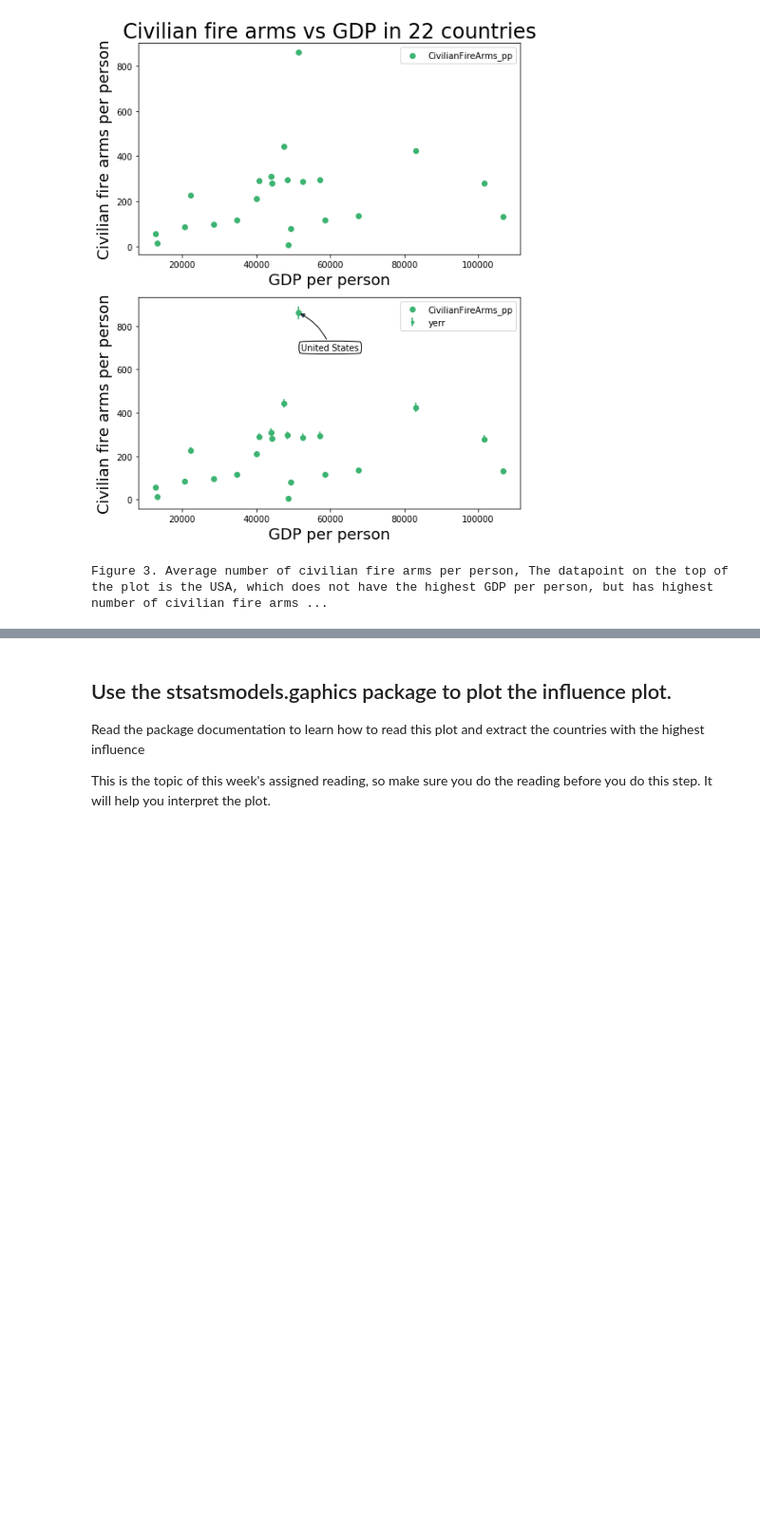
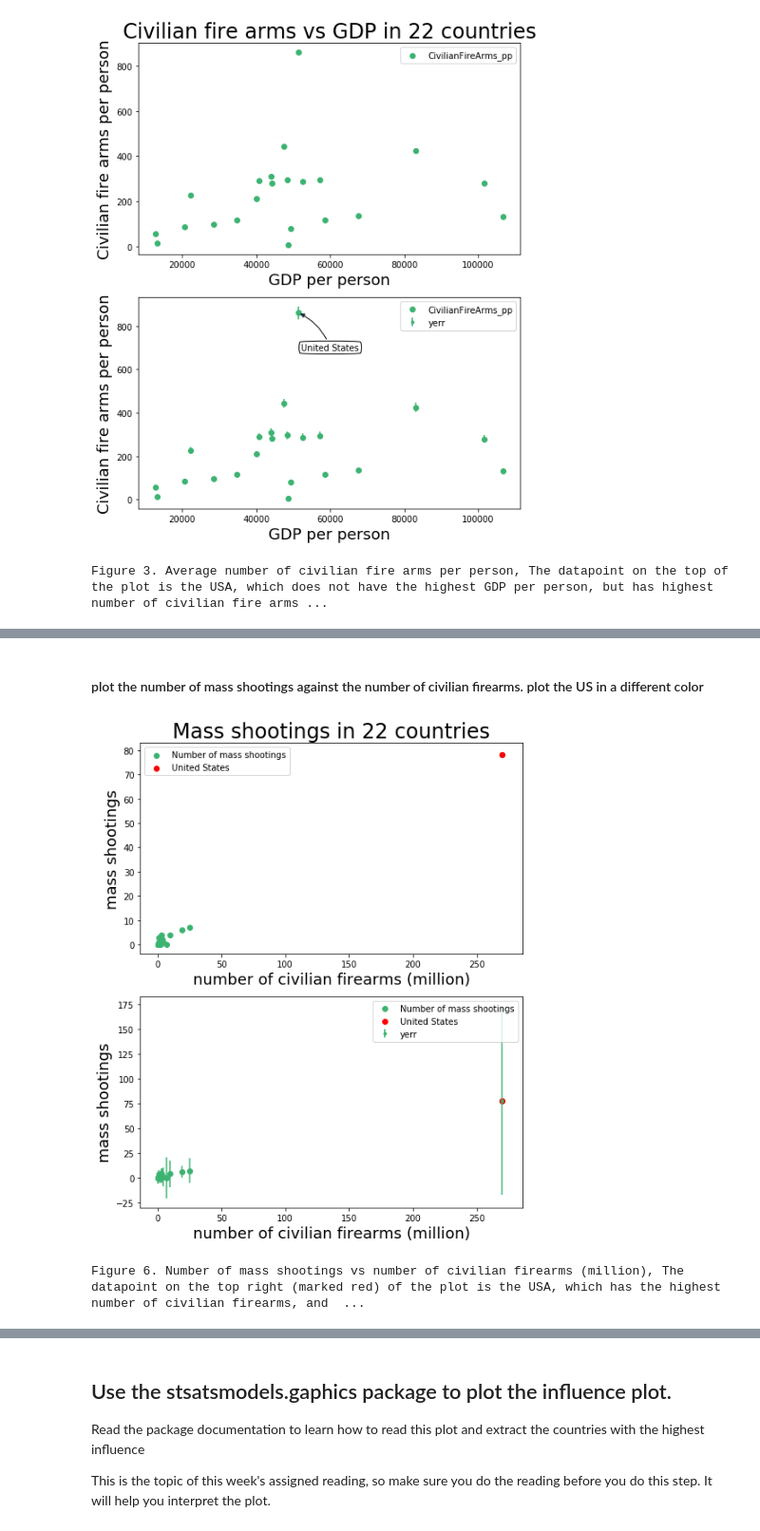
Before and after one commit to sebscho/PUI2017_lz1714, a Jupyter notebook: HW5_lz1714/Assignment3.ipynb, the cells around one changed output, grey strips where cells are left out. Shown at 95% size. Cells and saved outputs as stored; diff of their text form; code cells hidden in the pictures; blank space fills up the shorter version.

```diff
--- a/HW5_lz1714/Assignment3.ipynb
+++ b/HW5_lz1714/Assignment3.ipynb
@@ -426,0 +269,38 @@ pl.xlabel("Fire arms");
+# %% [markdown]
+#### plot the number of  mass shootings against the number of civilian firearms. plot the  US in a different color
+# %%
+fig = plt.figure(figsize=(8,10))
+
+ax1 = fig.add_subplot(211)
+scatter = ax1.scatter(df['Average total all civilian firearms']/1e6,
+                      df['Number of mass shootings'], color='mediumseagreen')
+ax1.set_xlabel('number of civilian firearms (million)', fontsize = 18)
+ax1.set_ylabel('mass shootings', fontsize = 18)
+plt.scatter(df['Average total all civilian firearms'][df['Country Name']=='United States']/1e6,
+            df['Number of mass shootings'][df['Country Name']=='United States'],
+            label='United States', c='r')
+ax1.set_ylim()
+ax1.legend()
+plt.title("Mass shootings in 22 countries", fontsize=24)
+
+ax2 = fig.add_subplot(212)
+scatter = ax2.scatter(df['Average total all civilian firearms']/1e6,
+                      df['Number of mass shootings'], color='mediumseagreen')
+ax2.errorbar(df['Average total all civilian firearms']/1e6, df['Number of mass shootings'],
+             yerr = np.sqrt(df['Number of homicides by firearm']*1.0), fmt = '.',
+             color='mediumseagreen', label='yerr')
+plt.scatter(df['Average total all civilian firearms'][df['Country Name']=='United States']/1e6,
+            df['Number of mass shootings'][df['Country Name']=='United States'],
+            label='United States', c='r')
+ax2.set_xlabel('number of civilian firearms (million)', fontsize = 18)
+ax2.set_ylabel('mass shootings', fontsize = 18)
+ax2.set_ylim()
+ax2.legend()
+plt.show()
+print ("Figure 6. Number of mass shootings vs number of civilian firearms (million), " +
+       "The datapoint on the top right (marked red) of the plot is the USA, " +
+       "which has the highest number of civilian firearms, " +
+       "and has highest number of mass shootings.")
+# %% [output]
+[figure, added]
+Figure 6. Number of mass shootings vs number of civilian firearms (million), The datapoint on the top right (marked red) of the plot is the USA, which has the highest number of civilian firearms, and  ...
```
Also changed, not shown: parts of 56 cells of this notebook.
